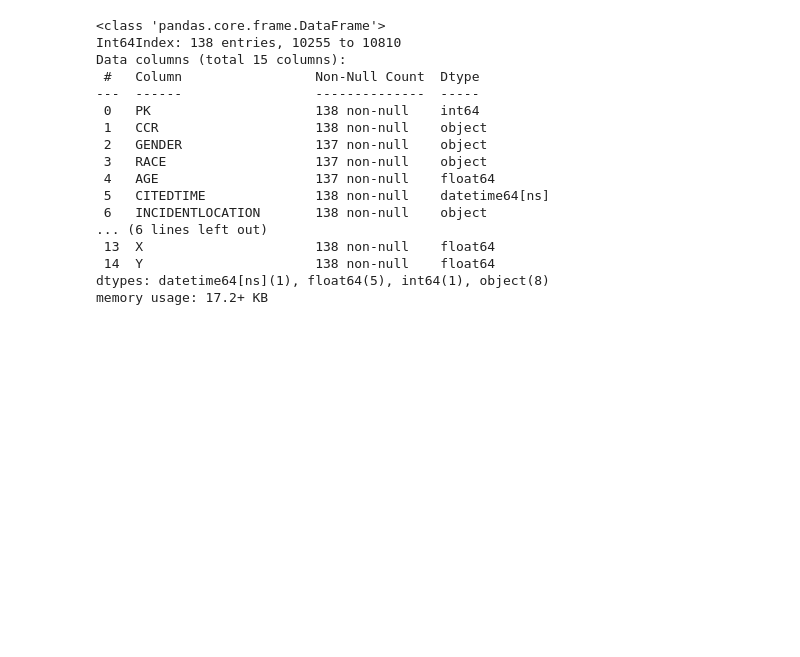
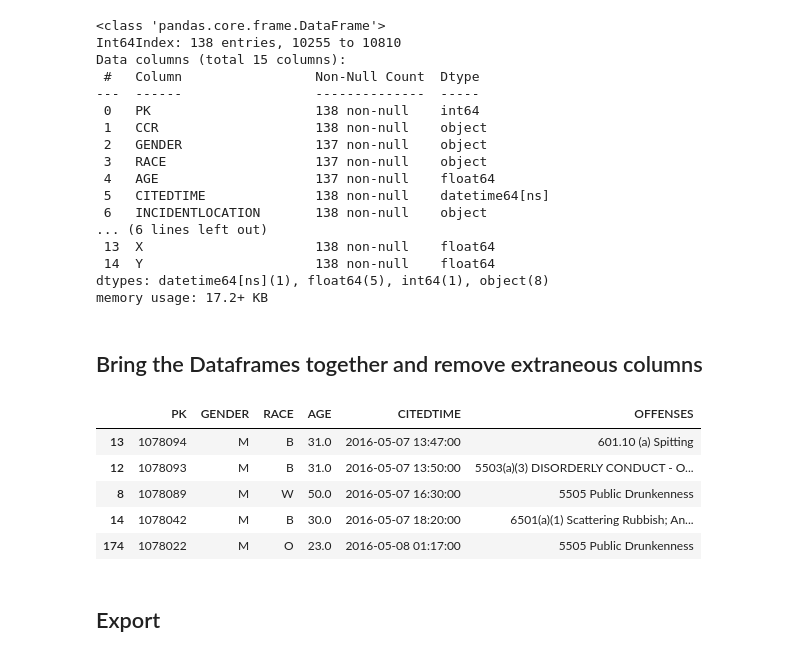
Before and after one commit to megan2/cicadas, a Jupyter notebook: notebooks/Pittsburgh_Police_Non-Traffic_Citations.ipynb, the cells around one changed output. Drawn from its saved outputs; the diff is of its cells as text; code cells hidden in the pictures; blank space fills up the shorter version.

```diff
--- a/notebooks/Pittsburgh_Police_Non-Traffic_Citations.ipynb
+++ b/notebooks/Pittsburgh_Police_Non-Traffic_Citations.ipynb
@@ -212,3 +175,23 @@ Data columns (total 15 columns):
  14  Y                      138 non-null    float64
 dtypes: datetime64[ns](1), float64(5), int64(1), object(8)
 memory usage: 17.2+ KB
+# %% [markdown]
+## Bring the Dataframes together and remove extraneous columns
+# %%
+years = [PittCits2015, PittCits2016, PittCits2017, PittCits2018, PittCits2019, PittCits2020]
+PittCits_final = pd.concat(years)
+# %%
+PittCits_final = PittCits_final.drop(columns=['NEIGHBORHOOD', 'ZONE', 'INCIDENTTRACT', 'COUNCIL_DISTRICT','PUBLIC_WORKS_DIVISION'])
+# %%
+PittCits_final = PittCits_final.drop(columns=['X','Y'])
+# %%
+PittCits_final = PittCits_final.drop(columns=['INCIDENTLOCATION','CCR'])
+# %%
+PittCits_final.head()
+# %% [output]
+|  | PK | GENDER | RACE | AGE | CITEDTIME | OFFENSES |
+| 13 | 1078094 | M | B | 31.0 | 2016-05-07 13:47:00 | 601.10 (a) Spitting |
+| 12 | 1078093 | M | B | 31.0 | 2016-05-07 13:50:00 | 5503(a)(3) DISORDERLY CONDUCT - O... |
+| 8 | 1078089 | M | W | 50.0 | 2016-05-07 16:30:00 | 5505 Public Drunkenness |
+| 14 | 1078042 | M | B | 30.0 | 2016-05-07 18:20:00 | 6501(a)(1) Scattering Rubbish; An... |
+| 174 | 1078022 | M | O | 23.0 | 2016-05-08 01:17:00 | 5505 Public Drunkenness |
@@ -214,0 +203,2 @@ memory usage: 17.2+ KB
+# %% [markdown]
+## Export
```
Also changed, not shown: parts of 11 cells of this notebook, 5 other files.
